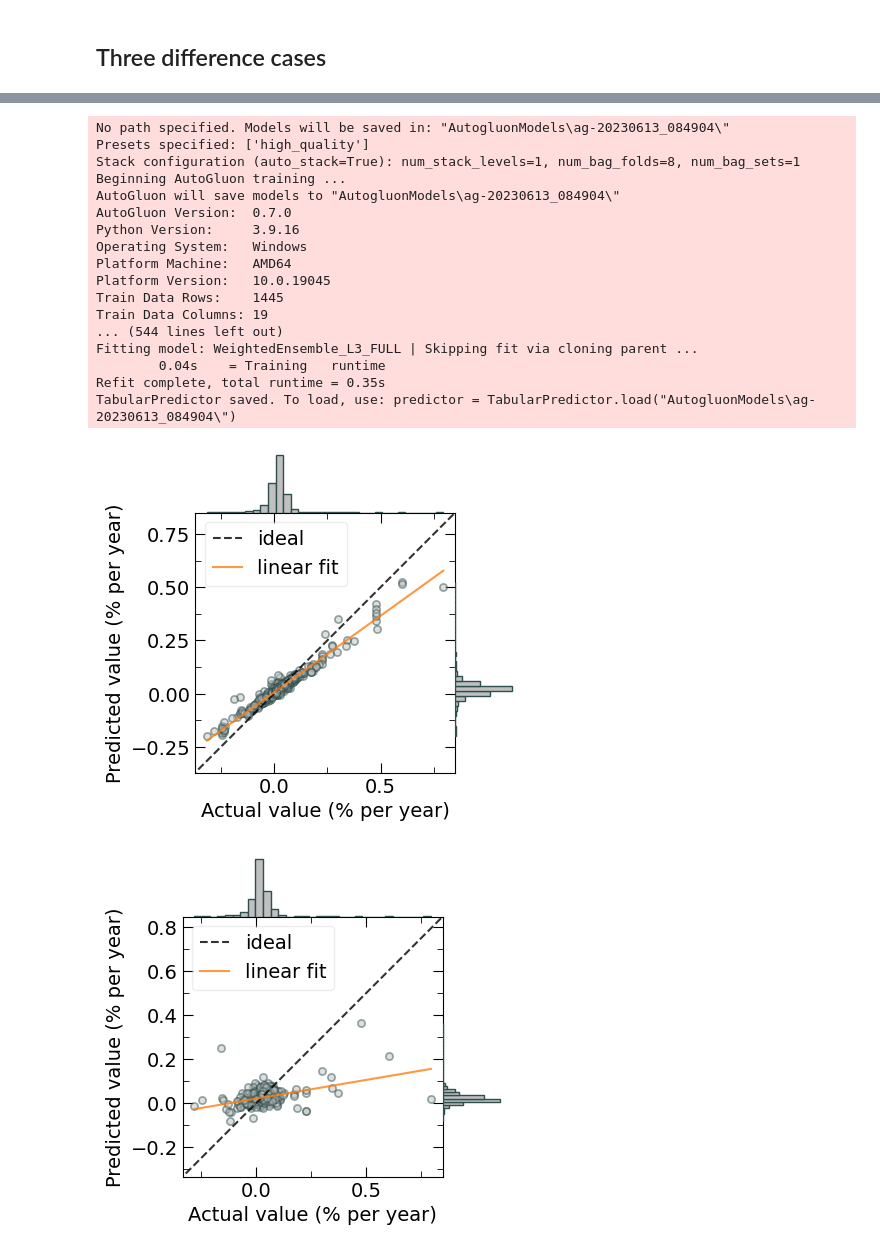
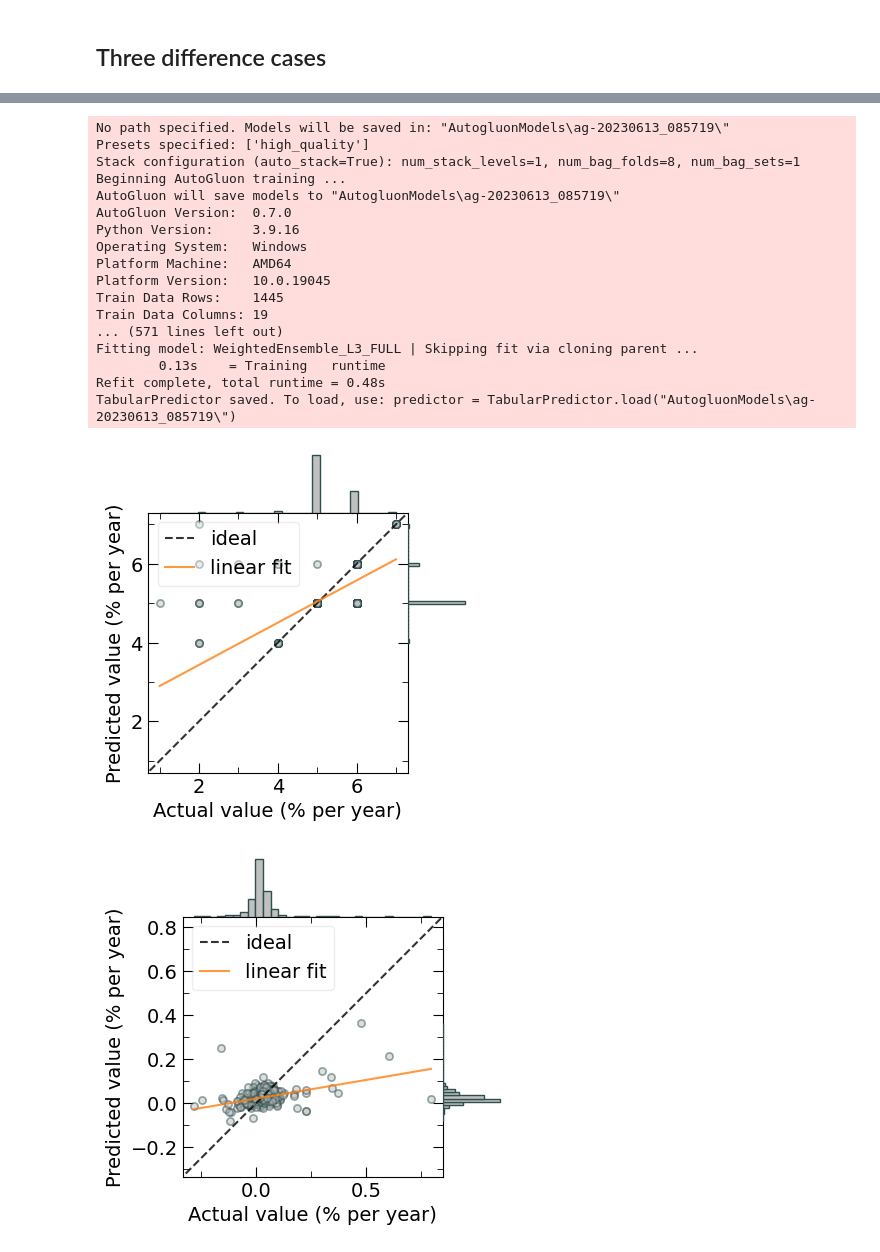
Before and after one commit to ShuaiZhao1/Analysing-Political-Executives-With-AI-data-processing, a Jupyter notebook: Notebooks/3-modeling.ipynb, the cells around one changed output, grey strips where cells are left out. Cells and saved outputs as stored; diff of their text form; code cells hidden in the pictures.

```diff
--- a/Notebooks/3-modeling.ipynb
+++ b/Notebooks/3-modeling.ipynb
@@ -63,18 +63,18 @@ Index(['ccode', 'leader', 'entry', 'exit', 'exitcode', 'prevtimesinoffice',
 # %%
 # delete other irrelevant columns
 del train_data['growth_rate_normgroup']
-del train_data['growth_rate_avggrp']
-# del train_data['growth_rate']
+# del train_data['growth_rate_avggrp']
+del train_data['growth_rate']
 train_data.columns
 
 # change label into growth_rate
-id, label = 'leader', 'growth_rate'
+# id, label = 'leader', 'growth_rate'
 
 # change label into growth_rate_normgroup
 # id, label = 'leader', 'growth_rate_normgroup'
 
 # change label into growth_rate_avggrp
-# id, label = 'leader', 'growth_rate_avggrp'
+id, label = 'leader', 'growth_rate_avggrp'
 df_train = train_data
 df_train.dtypes
 # %% [output]
@@ -105,14 +105,14 @@ dtype: object
 # df_train, df_test=train_test_split(train_data, test_size=0.33, random_state=1)
 # df_train.shape, df_test.shape
 # %%
-# predictor = TabularPredictor(label=label).fit(df_train.drop(columns=[id, 'leader']), presets='high_quality')
-predictor = TabularPredictor(label=label).fit(df_train.drop(columns=[id, 'leader']))
+predictor = TabularPredictor(label=label).fit(df_train.drop(columns=[id, 'leader']), presets='high_quality')
+# predictor = TabularPredictor(label=label).fit(df_train.drop(columns=[id, 'leader']))
 # %% [output]
-No path specified. Models will be saved in: "AutogluonModels\ag-20230613_084904\"
+No path specified. Models will be saved in: "AutogluonModels\ag-20230613_085719\"
 Presets specified: ['high_quality']
 Stack configuration (auto_stack=True): num_stack_levels=1, num_bag_folds=8, num_bag_sets=1
 Beginning AutoGluon training ...
-AutoGluon will save models to "AutogluonModels\ag-20230613_084904\"
+AutoGluon will save models to "AutogluonModels\ag-20230613_085719\"
 AutoGluon Version:  0.7.0
 Python Version:     3.9.16
 Operating System:   Windows
@@ -120,18 +120,18 @@ Platform Machine:   AMD64
 Platform Version:   10.0.19045
 Train Data Rows:    1445
 Train Data Columns: 19
-... (544 lines left out)
+... (571 lines left out)
 Fitting model: WeightedEnsemble_L3_FULL | Skipping fit via cloning parent ...
-        0.04s    = Training   runtime
-Refit complete, total runtime = 0.35s
-TabularPredictor saved. To load, use: predictor = TabularPredictor.load("AutogluonModels\ag-20230613_084904\")
+        0.13s    = Training   runtime
+Refit complete, total runtime = 0.48s
+TabularPredictor saved. To load, use: predictor = TabularPredictor.load("AutogluonModels\ag-20230613_085719\")
 # %%
 x = df_train[label]
 y = predictor.predict(df_train.drop(columns=[label]))
 
-act_pred(x, y, reg_line=True, name = 'line', save_dir='Images/')
+act_pred(x, y, reg_line=True, name = 'ave', save_dir='Images/')
 # %% [output]
-[figure, old version]
+[figure, new version]
 # %%
 x = df_test[label]
 y = predictor.predict(df_test.drop(columns=[label]))
```
Also changed, not shown: parts of 1 cell of this notebook, 3 other files.
